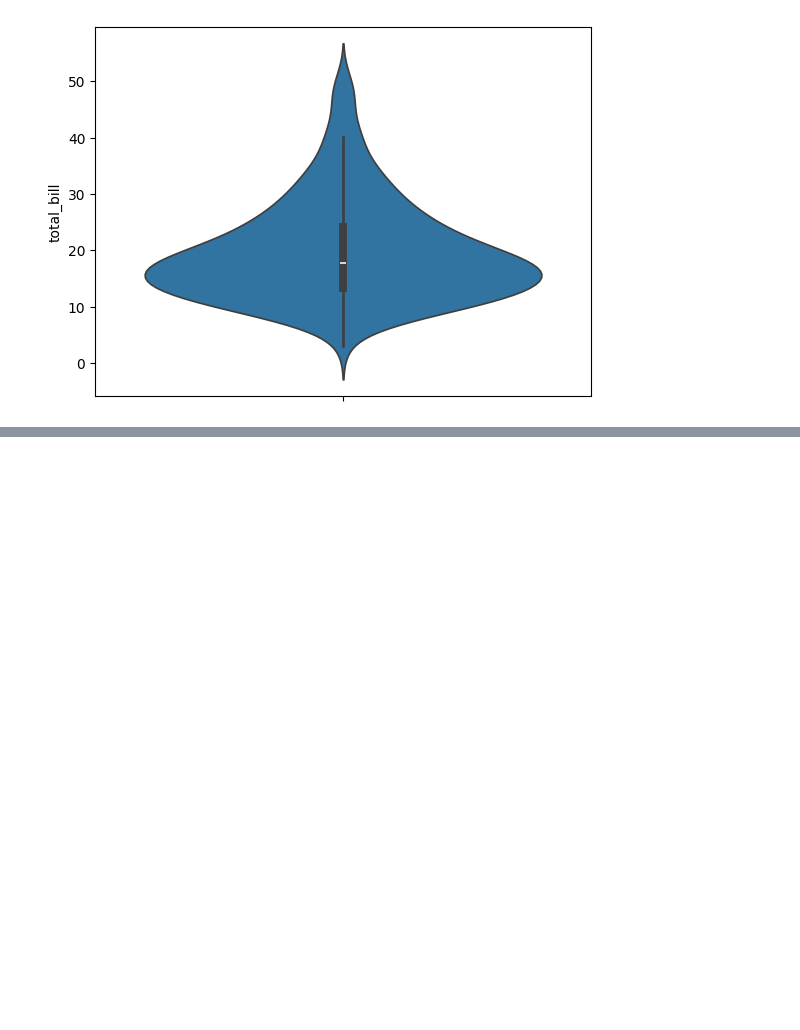
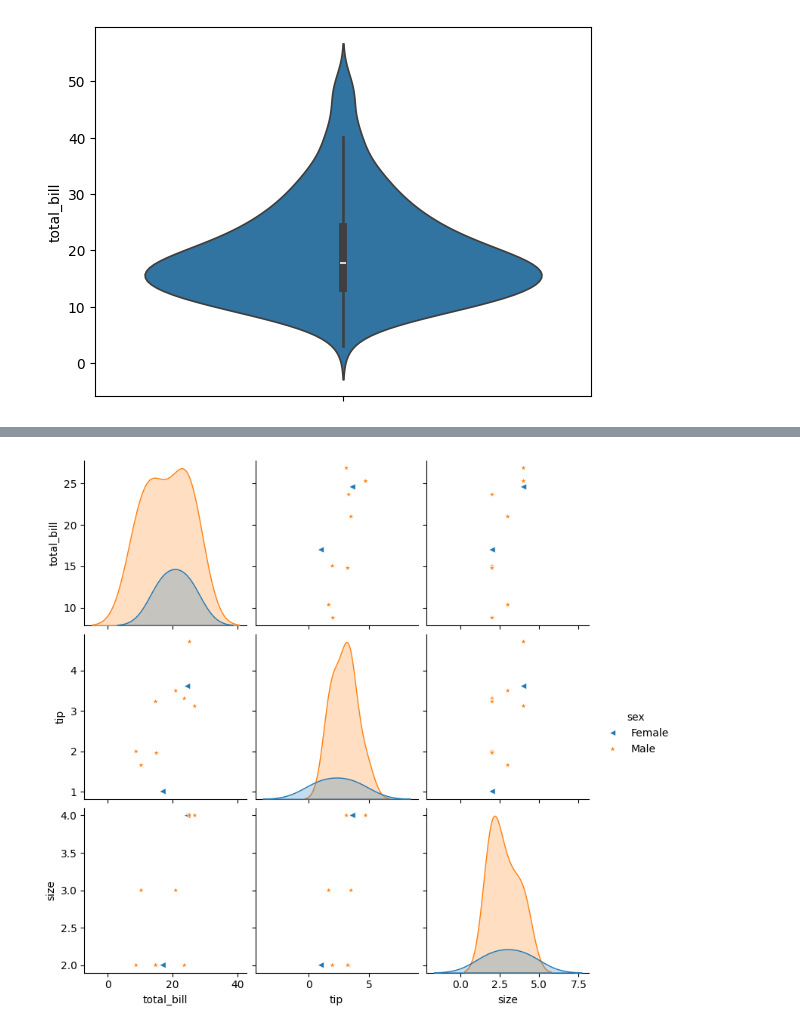
Before and after one commit to Srishti36912/python, a Jupyter notebook: python seaborn online/seaborn.ipynb, the cells around one changed output, grey strips where cells are left out. Drawn from its saved outputs; the diff is of its cells as text; code cells hidden in the pictures; blank space fills up the shorter version.

Commit message:
pair plot in seaborn

```diff
--- a/python seaborn online/seaborn.ipynb
+++ b/python seaborn online/seaborn.ipynb
@@ -324,0 +331,3 @@ plt.show()
+# %%
+var = sns.load_dataset('tips').head(10)
+var
@@ -324,0 +346,6 @@ plt.show()
+# %%
+sns.pairplot(var, hue='sex', hue_order=['Female','Male'], markers=['*','<'])
+             # kind='kde', diag_kind='hist', palette='BuGn', vars=['total_bill','tip'], y_vars=['total_bill','tip'],x_vars=['total_bill','tip'],
+plt.show()
+# %% [output]
+[figure, added]
```
Also changed, not shown: parts of 3 cells of this notebook.
